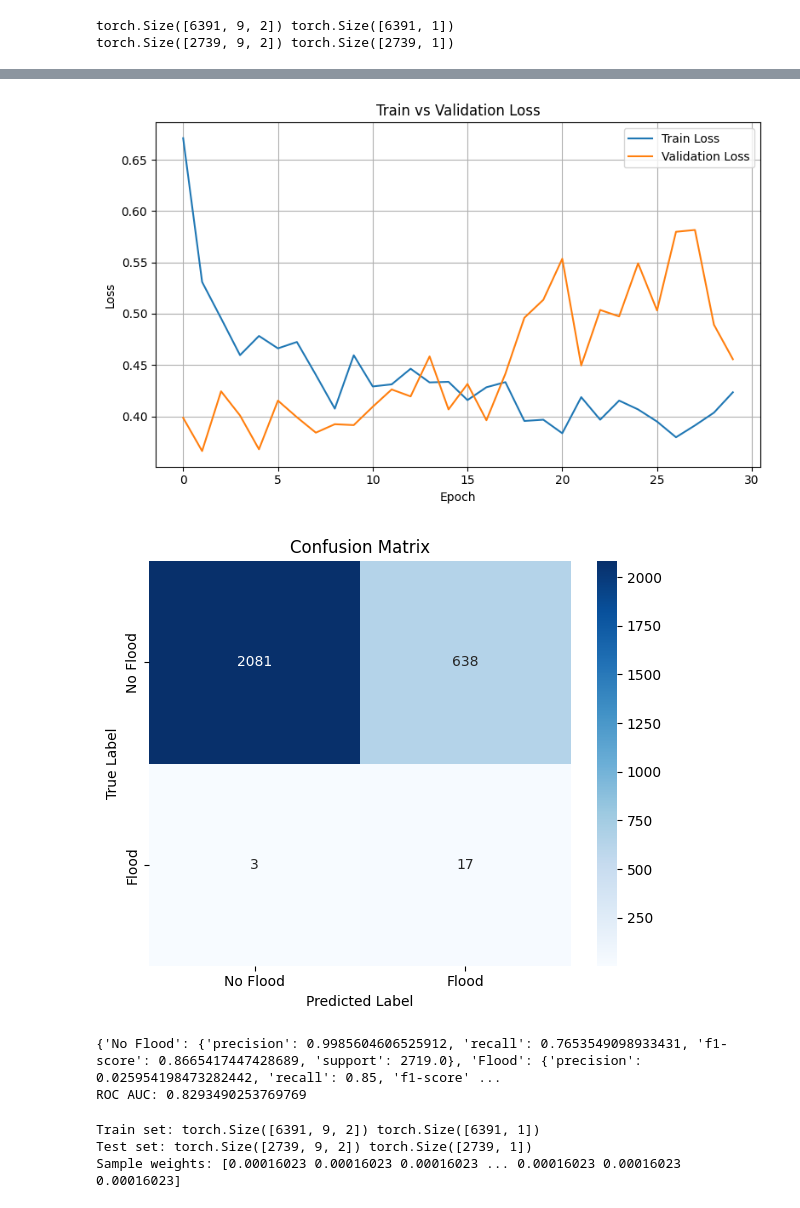
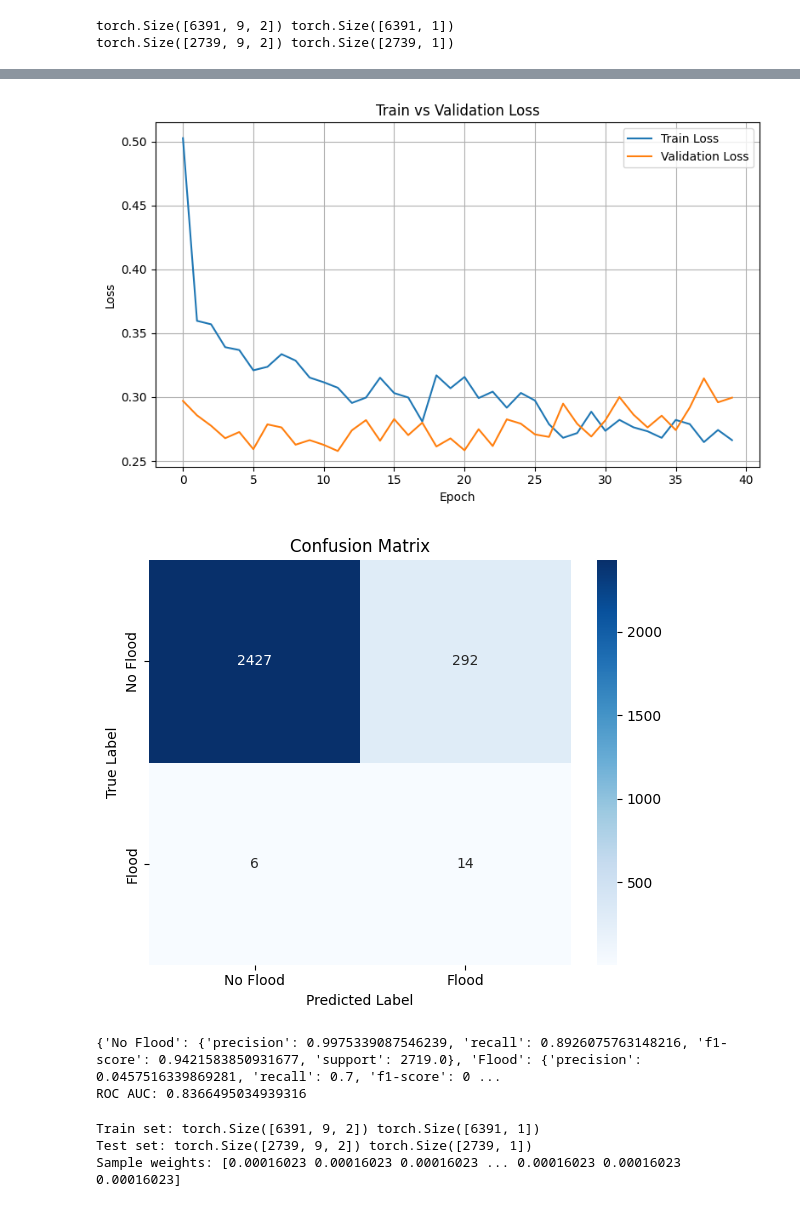
Before and after one commit to Kaos1105/flood-prediction, a Jupyter notebook: flood_model.ipynb, the cells around one changed output, grey strips where cells are left out. Cells and saved outputs as stored; diff of their text form; code cells hidden in the pictures.

Commit message:
finish model comparision

```diff
--- a/flood_model.ipynb
+++ b/flood_model.ipynb
@@ -300,6 +313,45 @@ def plot_learning(train_losses, val_losses, model):
     plt.tight_layout()
     plt.show()
     model.eval()
+
+# ----------------------------
+# Train the model
+# ----------------------------
+def train_model(model, train_loader, test_loader, num_epochs=40, pos_weight=None):
+    train_losses = []
+    val_losses = []
+    # -----------------------------------------
+    # Handle class imbalance using pos_weight
+    # -----------------------------------------
+
+    criterion = nn.BCEWithLogitsLoss(pos_weight=pos_weight)
+    optimizer = optim.Adam(model.parameters(), lr=0.0005)
+
+    for epoch in range(num_epochs):
+        model.train()
+        running_loss = 0.0
+        for inputs, targets in train_loader:
+            optimizer.zero_grad()
+            outputs = model(inputs)  # raw logits
+            loss = criterion(outputs, targets)
+            loss.backward()
+            optimizer.step()
+            running_loss += loss.item()
+
+        print(f"Epoch [{epoch+1}/{num_epochs}], Loss: {running_loss / len(train_loader):.4f}")
+        avg_train_loss = running_loss / len(train_loader)
+        train_losses.append(avg_train_loss)
+
+        model.eval()
+        val_running_loss = 0.0
+        with torch.no_grad():
+            for val_inputs, val_targets in test_loader:
+                val_outputs = model(val_inputs)
+                val_loss = criterion(val_outputs, val_targets)
+                val_running_loss += val_loss.item()
+        avg_val_loss = val_running_loss / len(test_loader)
+        val_losses.append(avg_val_loss)
+    return train_losses, val_losses
 # %%
 
 # Check CUDA (optional)
@@ -536,12 +513,12 @@ def train_cnn_model(model, train_loader, test_loader, num_epochs=30, pos_weight=
 # %%
 # ----------------------------
-# Train the model
+# Train the CNN model with weighted loss
 # ----------------------------
 cnn_model = CNN1DClassifier(in_channels=num_features_per_step, sequence_length=WINDOW_SIZE)
-train_cnn_losses, val_cnn_losses = train_cnn_model(cnn_model, cnn_train_loader, cnn_test_loader, num_epochs=30, pos_weight=pos_weight)
+train_cnn_losses, val_cnn_losses = train_model(cnn_model, cnn_train_loader, cnn_test_loader, num_epochs=40, pos_weight=pos_weight)
 # -----------------------------------------
 # Evaluation
 # -----------------------------------------
 plot_learning(train_cnn_losses, val_cnn_losses, cnn_model)
-cnn_results = evaluate_model(cnn_model, cnn_X_test_tensor, cnn_y_test_tensor)
+weighted_loss_cnn_results = evaluate_model(cnn_model, cnn_X_test_tensor, cnn_y_test_tensor)
 # %% [output]
@@ -565,7 +542,7 @@ Epoch [30/30], Loss: 0.4234
-[figure, old version]
+[figure, new version]
-[figure, old version]
+[figure, new version]
-{'No Flood': {'precision': 0.9985604606525912, 'recall': 0.7653549098933431, 'f1-score': 0.8665417447428689, 'support': 2719.0}, 'Flood': {'precision': 0.025954198473282442, 'recall': 0.85, 'f1-score' ...
-ROC AUC: 0.8293490253769769
+{'No Flood': {'precision': 0.9975339087546239, 'recall': 0.8926075763148216, 'f1-score': 0.9421583850931677, 'support': 2719.0}, 'Flood': {'precision': 0.0457516339869281, 'recall': 0.7, 'f1-score': 0 ...
+ROC AUC: 0.8366495034939316
 # %%
 import torch
 from torch.utils.data import DataLoader, TensorDataset, WeightedRandomSampler
```
Also changed, not shown: parts of 13 cells of this notebook.
